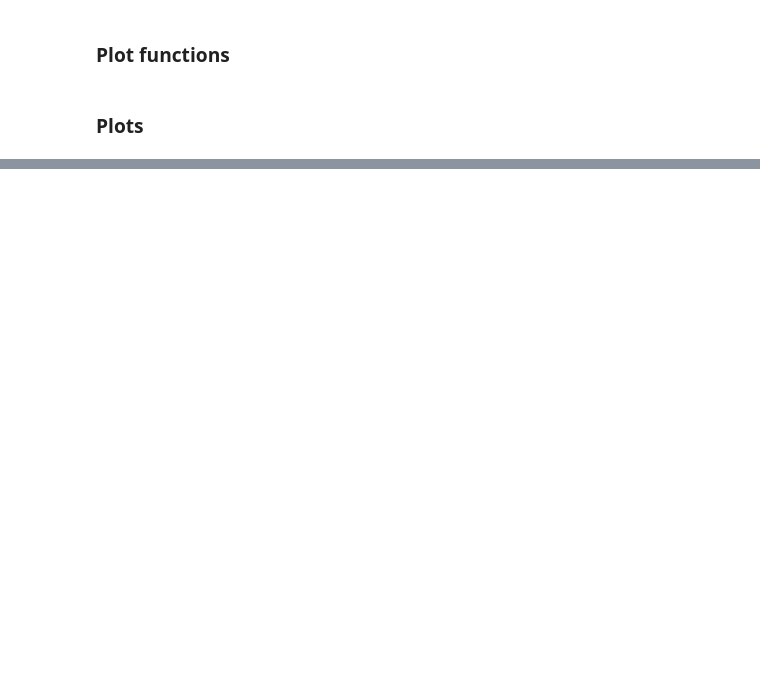
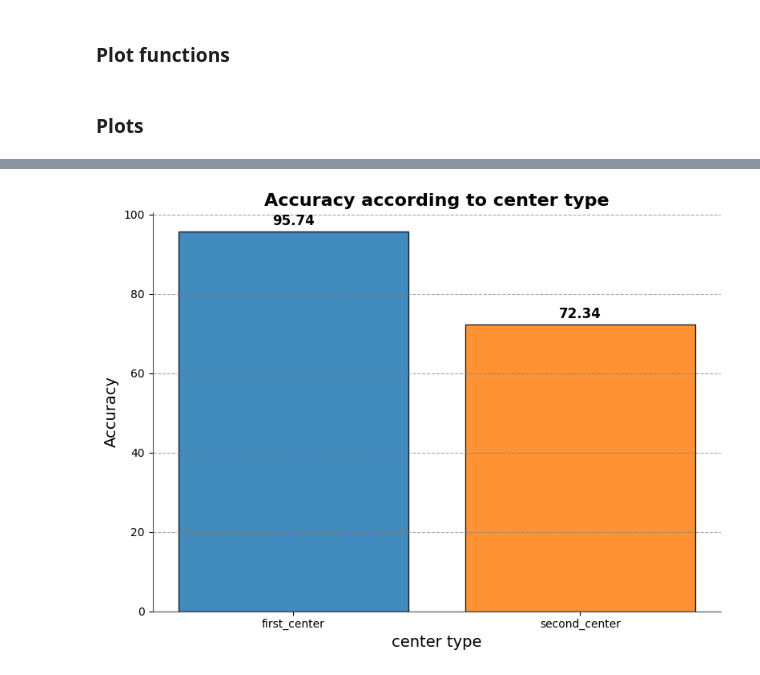
Before and after one commit to inbalh1/ModelsCognitiveSkills, a Jupyter notebook: NLP_readData_vicuna_.ipynb, the cells around one changed output, grey strips where cells are left out. Drawn from its saved outputs; the diff is of its cells as text; code cells hidden in the pictures; blank space fills up the shorter version.

```diff
--- a/NLP_readData_vicuna_.ipynb
+++ b/NLP_readData_vicuna_.ipynb
@@ -344,2 +396,17 @@ plot_acc(["first center", "second center"], [acc_first, acc_second], "Accuracy a
+# %%
+# Compare according to different types
+center_types_accuracy = {}
+
+for center_type in all_center_types:
+  correct_predictions = 0
+  total_predictions = 0
+  for wording in wordings:
+    correct_predictions += correct_preds_dict[center_type + "_" + wording]
+    total_predictions += total_preds_dict[center_type + "_" + wording]
+  center_types_accuracy[center_type] = calc_accuracy(correct_predictions, total_predictions)
+
+plot_acc(center_types_accuracy, "Accuracy according to center type", "center type", res_dir)
+# %% [output]
+[figure, added]
 # %%
 # Draw a plot of accuracy by wording category and center type as group
```
Also changed, not shown: parts of 39 cells of this notebook, 2 other files.
